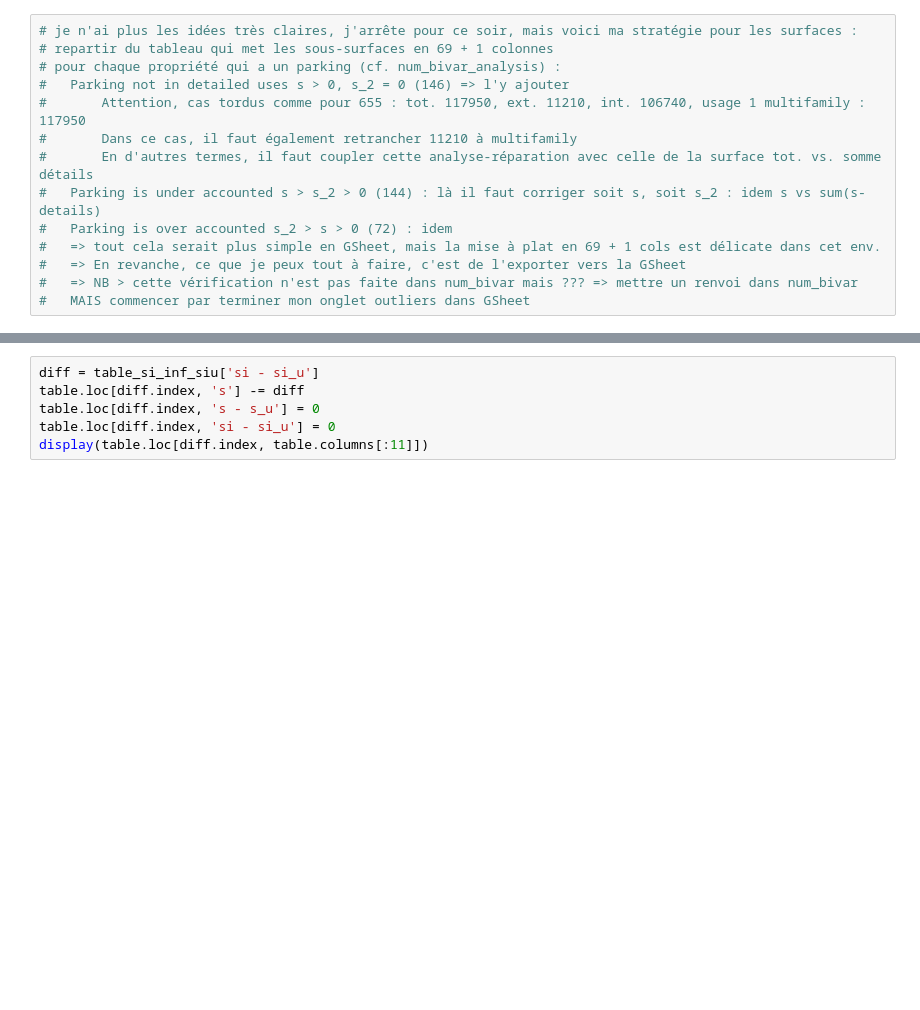
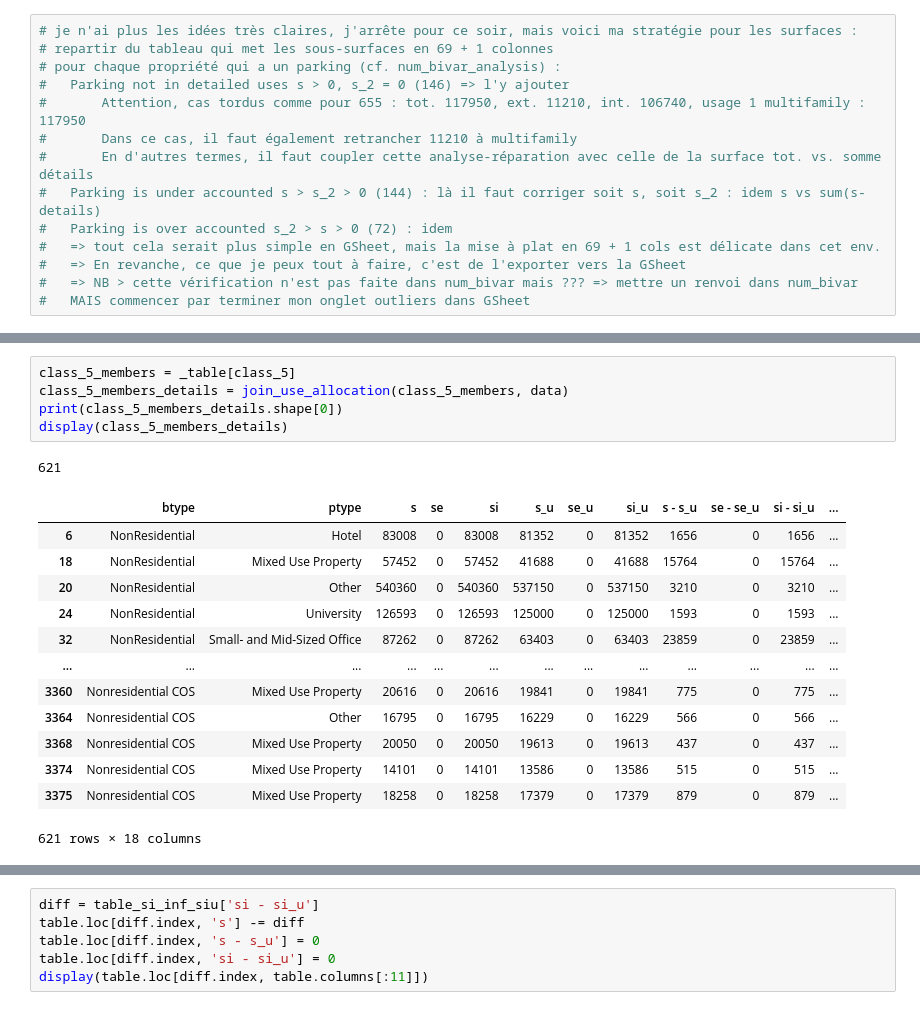
Before and after one commit to Franck-PepperLabs/pepper_carbon-neutral_seattle, a Jupyter notebook: jupyter/infer.ipynb, the cells around one changed output, grey strips where cells are left out. Drawn from its saved outputs; the diff is of its cells as text; blank space fills up the shorter version.

```diff
--- a/jupyter/infer.ipynb
+++ b/jupyter/infer.ipynb
@@ -721,0 +897,20 @@ display(table_si_inf_siu)
+# %%
+class_5_members = _table[class_5]
+class_5_members_details = join_use_allocation(class_5_members, data)
+print(class_5_members_details.shape[0])
+display(class_5_members_details)
+# %% [output]
+621
+|  | btype | ptype | s | se | si | s_u | se_u | si_u | s - s_u | se - se_u | si - si_u | ... |
+| 6 | NonResidential | Hotel | 83008 | 0 | 83008 | 81352 | 0 | 81352 | 1656 | 0 | 1656 | ... |
+| 18 | NonResidential | Mixed Use Property | 57452 | 0 | 57452 | 41688 | 0 | 41688 | 15764 | 0 | 15764 | ... |
+| 20 | NonResidential | Other | 540360 | 0 | 540360 | 537150 | 0 | 537150 | 3210 | 0 | 3210 | ... |
+| 24 | NonResidential | University | 126593 | 0 | 126593 | 125000 | 0 | 125000 | 1593 | 0 | 1593 | ... |
+| 32 | NonResidential | Small- and Mid-Sized Office | 87262 | 0 | 87262 | 63403 | 0 | 63403 | 23859 | 0 | 23859 | ... |
+| ... | ... | ... | ... | ... | ... | ... | ... | ... | ... | ... | ... | ... |
+| 3360 | Nonresidential COS | Mixed Use Property | 20616 | 0 | 20616 | 19841 | 0 | 19841 | 775 | 0 | 775 | ... |
+| 3364 | Nonresidential COS | Other | 16795 | 0 | 16795 | 16229 | 0 | 16229 | 566 | 0 | 566 | ... |
+| 3368 | Nonresidential COS | Mixed Use Property | 20050 | 0 | 20050 | 19613 | 0 | 19613 | 437 | 0 | 437 | ... |
+| 3374 | Nonresidential COS | Mixed Use Property | 14101 | 0 | 14101 | 13586 | 0 | 13586 | 515 | 0 | 515 | ... |
+| 3375 | Nonresidential COS | Mixed Use Property | 18258 | 0 | 18258 | 17379 | 0 | 17379 | 879 | 0 | 879 | ... |
+621 rows × 18 columns
```
Also changed, not shown: parts of 48 cells of this notebook, 1 other file.
